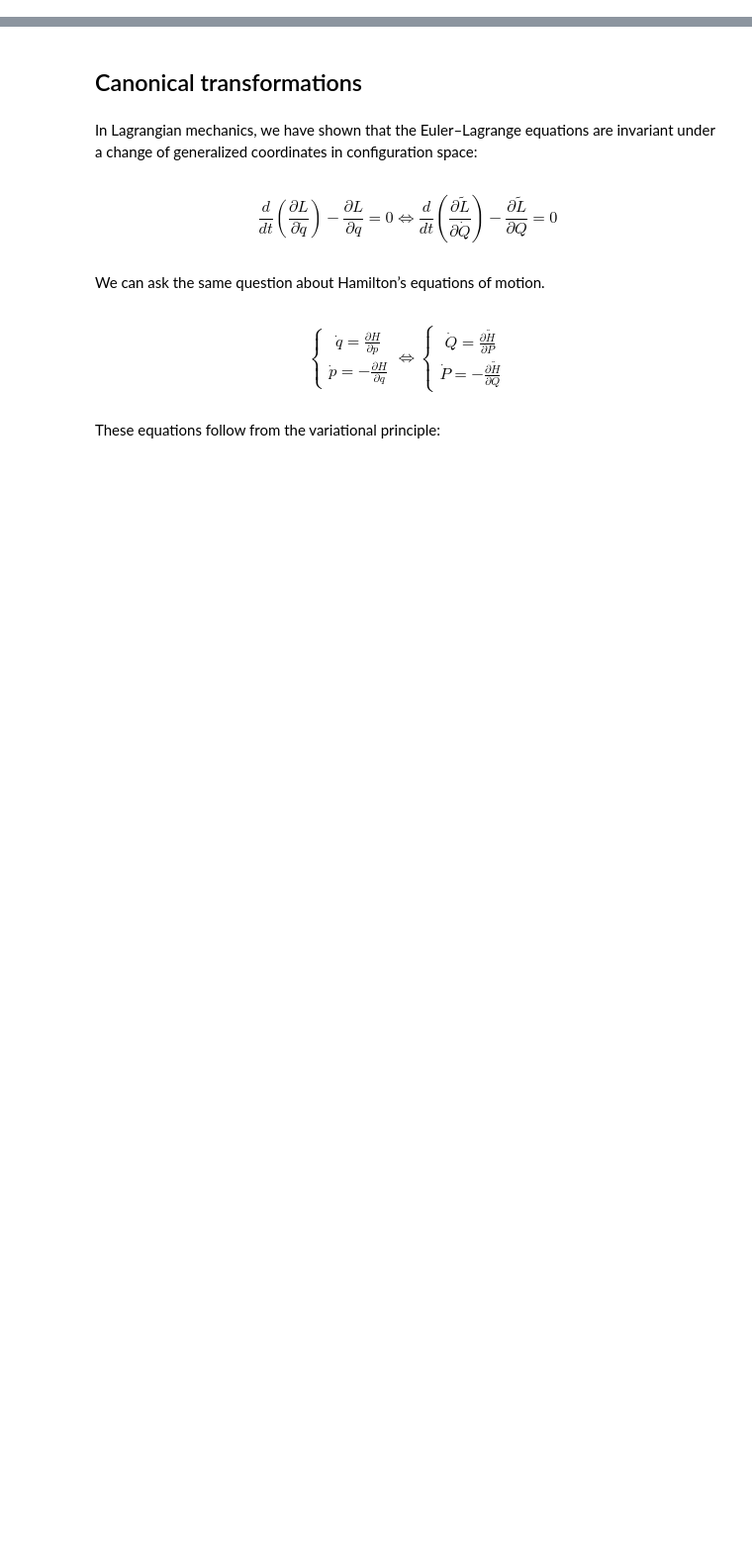
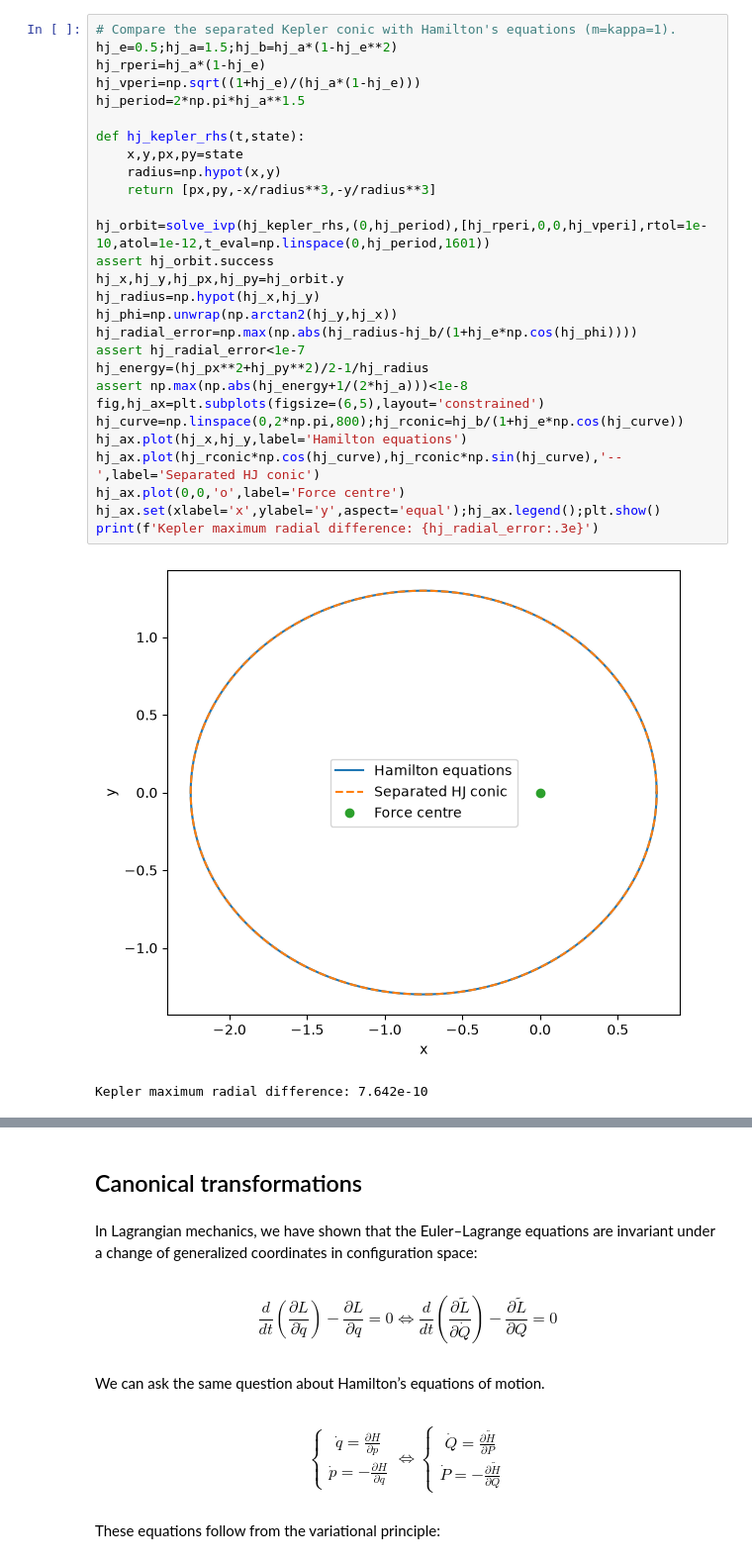
Before and after one commit to kulinskij-tech/ClassMech, a Jupyter notebook: ClassMech_Python/classmech_hamjac.ipynb, the cells around one changed output, grey strips where cells are left out. Shown at 99% size. Saved outputs shown, nothing was run; the diff lists cells and outputs as text; blank space fills up the shorter version.

```diff
--- a/ClassMech_Python/classmech_hamjac.ipynb
+++ b/ClassMech_Python/classmech_hamjac.ipynb
@@ -4,0 +270,31 @@
+# %%
+# Compare the separated Kepler conic with Hamilton's equations (m=kappa=1).
+hj_e=0.5;hj_a=1.5;hj_b=hj_a*(1-hj_e**2)
+hj_rperi=hj_a*(1-hj_e)
+hj_vperi=np.sqrt((1+hj_e)/(hj_a*(1-hj_e)))
+hj_period=2*np.pi*hj_a**1.5
+
+def hj_kepler_rhs(t,state):
+    x,y,px,py=state
+    radius=np.hypot(x,y)
+    return [px,py,-x/radius**3,-y/radius**3]
+
+hj_orbit=solve_ivp(hj_kepler_rhs,(0,hj_period),[hj_rperi,0,0,hj_vperi],rtol=1e-10,atol=1e-12,t_eval=np.linspace(0,hj_period,1601))
+assert hj_orbit.success
+hj_x,hj_y,hj_px,hj_py=hj_orbit.y
+hj_radius=np.hypot(hj_x,hj_y)
+hj_phi=np.unwrap(np.arctan2(hj_y,hj_x))
+hj_radial_error=np.max(np.abs(hj_radius-hj_b/(1+hj_e*np.cos(hj_phi))))
+assert hj_radial_error<1e-7
+hj_energy=(hj_px**2+hj_py**2)/2-1/hj_radius
+assert np.max(np.abs(hj_energy+1/(2*hj_a)))<1e-8
+fig,hj_ax=plt.subplots(figsize=(6,5),layout='constrained')
+hj_curve=np.linspace(0,2*np.pi,800);hj_rconic=hj_b/(1+hj_e*np.cos(hj_curve))
+hj_ax.plot(hj_x,hj_y,label='Hamilton equations')
+hj_ax.plot(hj_rconic*np.cos(hj_curve),hj_rconic*np.sin(hj_curve),'--',label='Separated HJ conic')
+hj_ax.plot(0,0,'o',label='Force centre')
+hj_ax.set(xlabel='x',ylabel='y',aspect='equal');hj_ax.legend();plt.show()
+print(f'Kepler maximum radial difference: {hj_radial_error:.3e}')
+# %% [output]
+[figure, added]
+Kepler maximum radial difference: 7.642e-10
```
Also changed, not shown: parts of 16 cells of this notebook, 6 other files.
